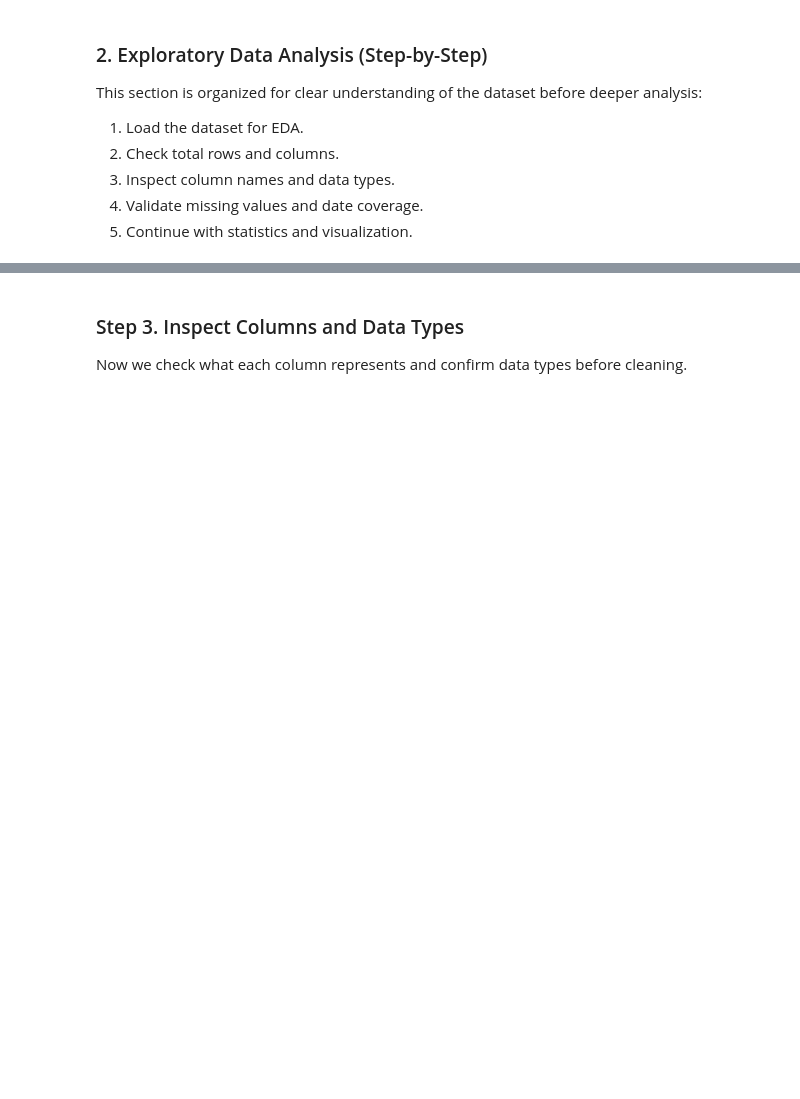
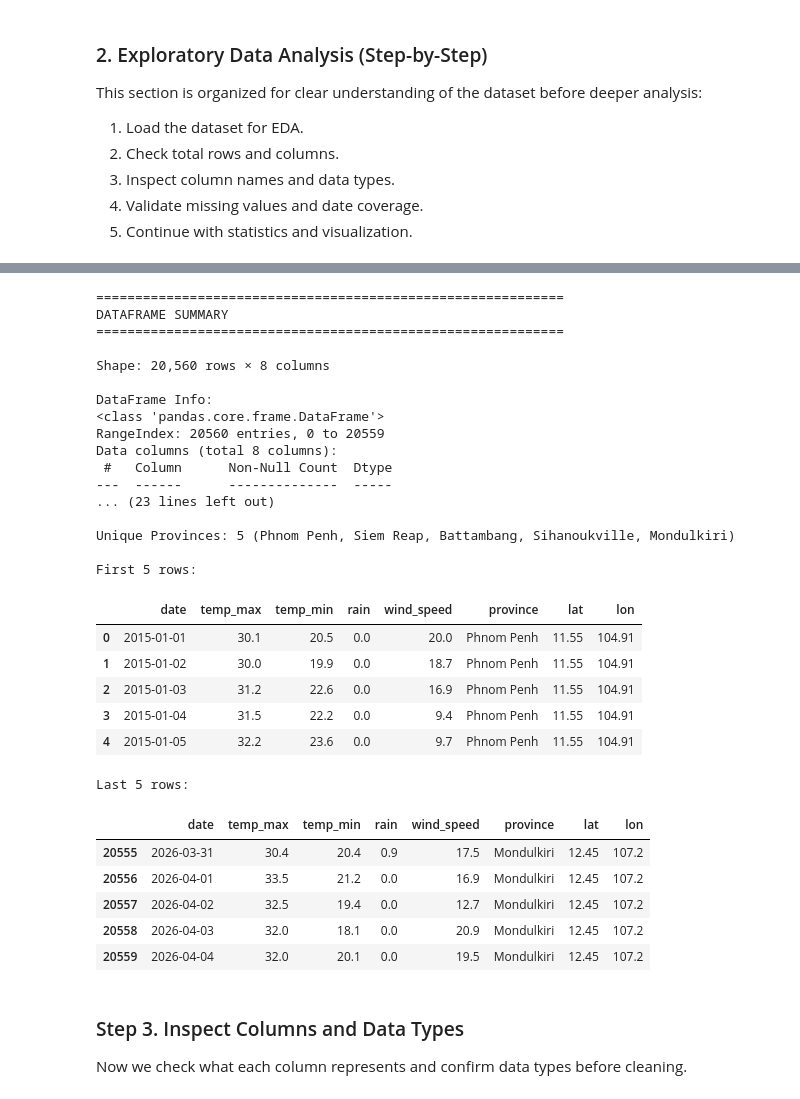
Before and after one commit to obviouslynotdim/WeatherForecast-AnalysisDS, a Jupyter notebook: notebooks/weather_forecast_analysis.ipynb, the cells around one changed output, grey strips where cells are left out. Cells and saved outputs as stored; diff of their text form; code cells hidden in the pictures; blank space fills up the shorter version.

```diff
--- a/notebooks/weather_forecast_analysis.ipynb
+++ b/notebooks/weather_forecast_analysis.ipynb
@@ -127,6 +127,52 @@ Total columns: 8
 | 2 | 2015-01-03 | 31.2 | 22.6 | 0.0 | 16.9 | Phnom Penh | 11.55 | 104.91 |
 | 3 | 2015-01-04 | 31.5 | 22.2 | 0.0 | 9.4 | Phnom Penh | 11.55 | 104.91 |
 | 4 | 2015-01-05 | 32.2 | 23.6 | 0.0 | 9.7 | Phnom Penh | 11.55 | 104.91 |
+# %%
+# Display dataframe shape and summary info
+print("=" * 60)
+print("DATAFRAME SUMMARY")
+print("=" * 60)
+print(f"\nShape: {df.shape[0]:,} rows × {df.shape[1]} columns")
+print(f"\nDataFrame Info:")
+df.info()
+print(f"\nData Types:\n{df.dtypes}")
+print(f"\nDate Range: {df['date'].min()} to {df['date'].max()}")
+print(f"\nUnique Provinces: {df['province'].nunique()} ({', '.join(df['province'].unique())})")
+print(f"\nFirst 5 rows:")
+display(df.head())
+print(f"\nLast 5 rows:")
+display(df.tail())
+# %% [output]
+============================================================
+DATAFRAME SUMMARY
+============================================================
+
+Shape: 20,560 rows × 8 columns
+
+DataFrame Info:
+<class 'pandas.core.frame.DataFrame'>
+RangeIndex: 20560 entries, 0 to 20559
+Data columns (total 8 columns):
+ #   Column      Non-Null Count  Dtype
+---  ------      --------------  -----
+... (23 lines left out)
+
+Unique Provinces: 5 (Phnom Penh, Siem Reap, Battambang, Sihanoukville, Mondulkiri)
+
+First 5 rows:
+|  | date | temp_max | temp_min | rain | wind_speed | province | lat | lon |
+| 0 | 2015-01-01 | 30.1 | 20.5 | 0.0 | 20.0 | Phnom Penh | 11.55 | 104.91 |
+| 1 | 2015-01-02 | 30.0 | 19.9 | 0.0 | 18.7 | Phnom Penh | 11.55 | 104.91 |
+| 2 | 2015-01-03 | 31.2 | 22.6 | 0.0 | 16.9 | Phnom Penh | 11.55 | 104.91 |
+| 3 | 2015-01-04 | 31.5 | 22.2 | 0.0 | 9.4 | Phnom Penh | 11.55 | 104.91 |
+| 4 | 2015-01-05 | 32.2 | 23.6 | 0.0 | 9.7 | Phnom Penh | 11.55 | 104.91 |
+Last 5 rows:
+|  | date | temp_max | temp_min | rain | wind_speed | province | lat | lon |
+| 20555 | 2026-03-31 | 30.4 | 20.4 | 0.9 | 17.5 | Mondulkiri | 12.45 | 107.2 |
+| 20556 | 2026-04-01 | 33.5 | 21.2 | 0.0 | 16.9 | Mondulkiri | 12.45 | 107.2 |
+| 20557 | 2026-04-02 | 32.5 | 19.4 | 0.0 | 12.7 | Mondulkiri | 12.45 | 107.2 |
+| 20558 | 2026-04-03 | 32.0 | 18.1 | 0.0 | 20.9 | Mondulkiri | 12.45 | 107.2 |
+| 20559 | 2026-04-04 | 32.0 | 20.1 | 0.0 | 19.5 | Mondulkiri | 12.45 | 107.2 |
 # %% [markdown]
 ### Step 3. Inspect Columns and Data Types
 Now we check what each column represents and confirm data types before cleaning.
```
Also changed, not shown: parts of 8 cells of this notebook, 22 other files.
